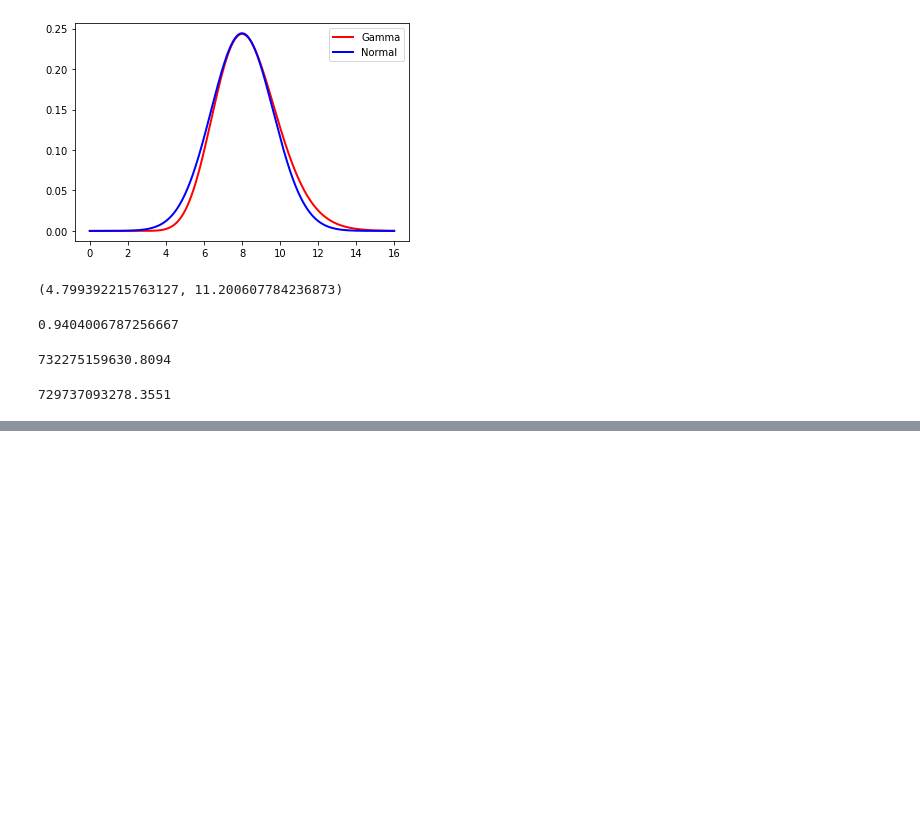
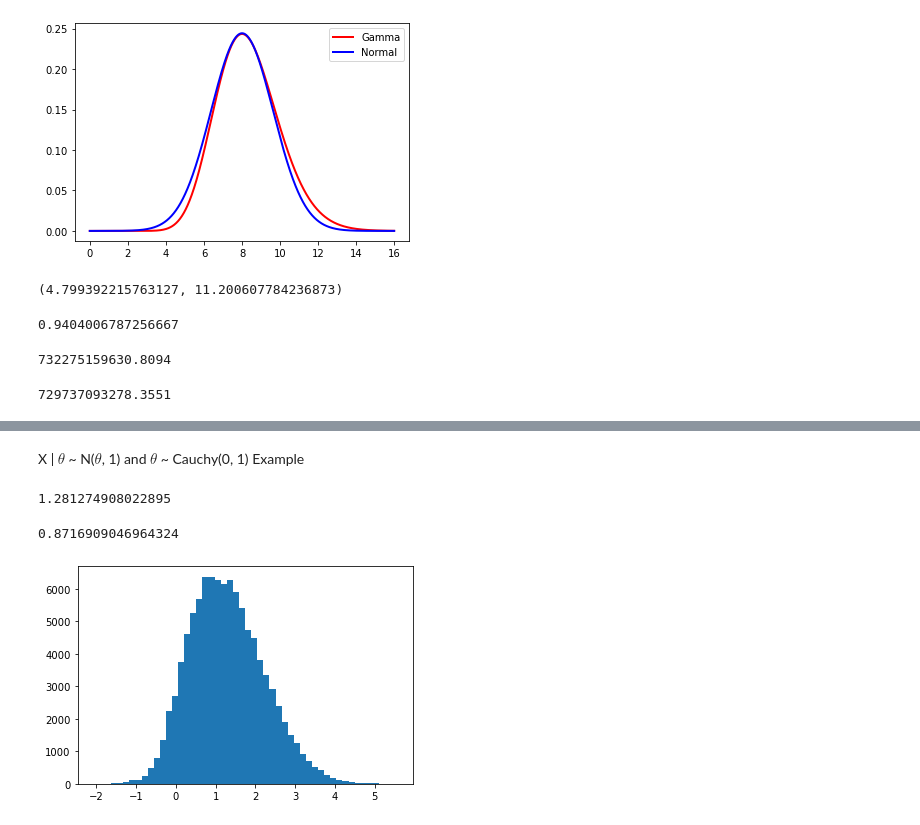
Before and after one commit to Peacock-Biscuit/MSSTAT, a Jupyter notebook: ISyE6420 Bayesian Statistics/Demo/Unit5.ipynb, the cells around one changed output, grey strips where cells are left out. Cells and saved outputs as stored; diff of their text form; code cells hidden in the pictures; blank space fills up the shorter version.

```diff
--- a/ISyE6420 Bayesian Statistics/Demo/Unit5.ipynb
+++ b/ISyE6420 Bayesian Statistics/Demo/Unit5.ipynb
@@ -109,0 +112,2 @@ np.sqrt(2 * np.pi) * (r+alpha-1)**(r + alpha -1/2) /((beta + x)**(r +alpha)) * n
+# %% [markdown]
+X | $\theta$ ~ N($\theta$, 1) and $\theta$ ~ Cauchy(0, 1) Example
@@ -109,0 +116,27 @@ np.sqrt(2 * np.pi) * (r+alpha-1)**(r + alpha -1/2) /((beta + x)**(r +alpha)) * n
+# %%
+x = 2 #observed value
+the = 1 # initial value
+thes = [] # collection
+
+for i in range(100000):
+    theta_prop = np.random.randn() + x # get candidates
+    r = (1+the**2)/(1+theta_prop**2)
+    rho = min(r, 1)
+    if uniform.rvs() < rho:
+        the = theta_prop
+        thes.append(the)
+    else:
+        thes.append(the)
+# %%
+np.mean(thes[500:])
+# %% [output]
+1.281274908022895
+# %%
+np.var(thes[500:])
+# %% [output]
+0.8716909046964324
+# %%
+plt.hist(thes, bins=50)
+plt.show()
+# %% [output]
+[figure, added]
```
Also changed, not shown: parts of 12 cells of this notebook.
